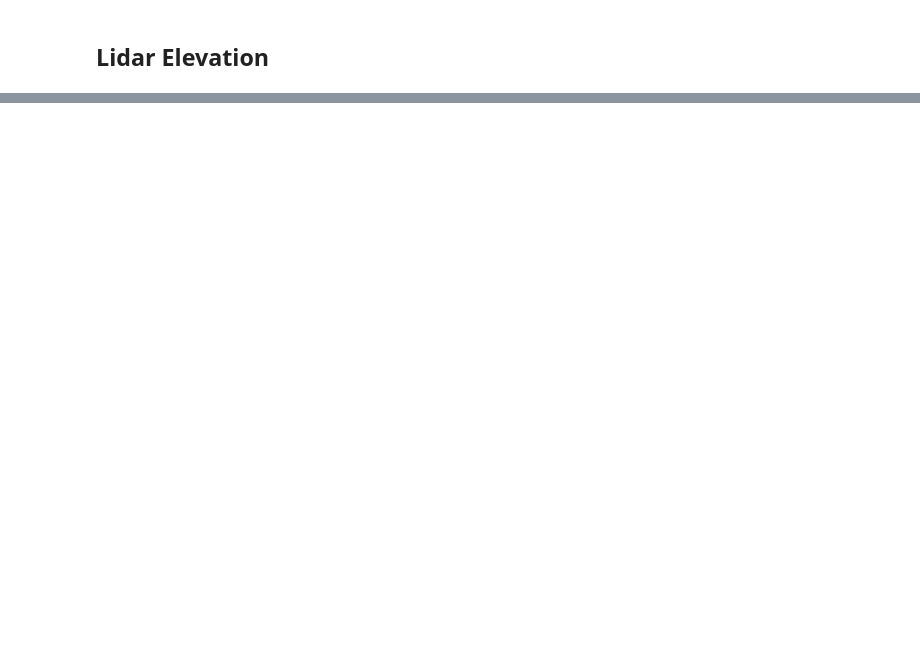
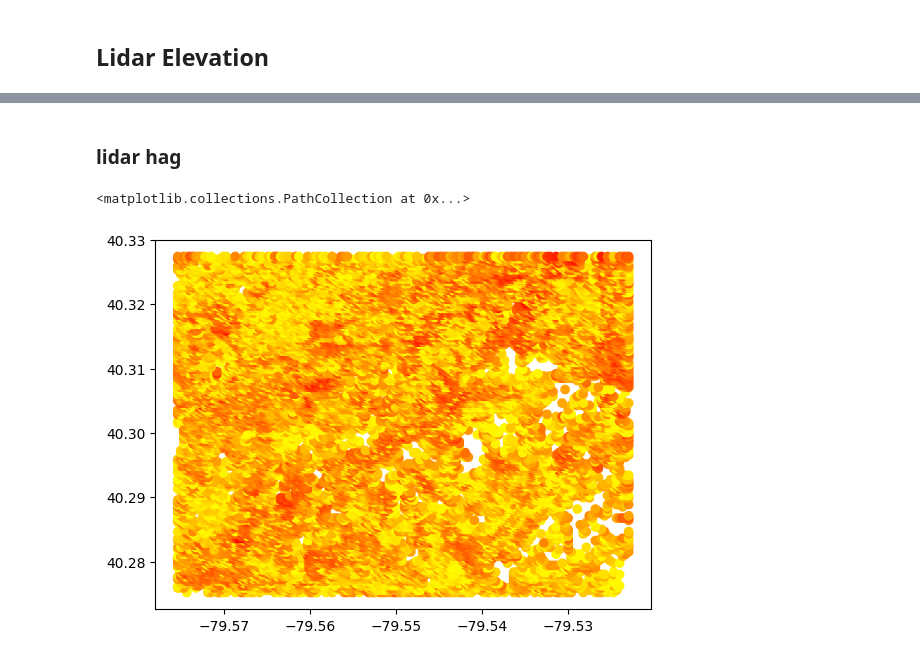
Before and after one commit to bennicholson2/Urban-Heat-Island-Prediction, a Jupyter notebook: code/greensburg_notebook.ipynb, the cells around one changed output, grey strips where cells are left out. Saved outputs shown, nothing was run; the diff lists cells and outputs as text; code cells hidden in the pictures; blank space fills up the shorter version.

```diff
--- a/code/greensburg_notebook.ipynb
+++ b/code/greensburg_notebook.ipynb
@@ -599,0 +752,13 @@ plt.colorbar()
+# %% [markdown]
+### lidar hag
+# %%
+greensburg_elevation_hag = map_satellite_data('/Users/ben_nicholson/Documents/vs_code/urban_heat_islands/satellite_images/greensburg/lidar_elevation_hag.tiff',greensburg_location_df,['elevation'])
+
+greensburg_elevation_hag = combine_two_datasets(greensburg_location_df,greensburg_elevation_hag)
+# %%
+greensburg_elevation_hag = greensburg_elevation_hag[greensburg_elevation_hag['elevation'] > 0]
+# %%
+plt.scatter(greensburg_elevation_hag['Longitude'],greensburg_elevation_hag['Latitude'],c=greensburg_elevation_hag['elevation'],cmap='autumn_r')
+# %% [output]
+<matplotlib.collections.PathCollection at 0x...>
+[figure, added]
```
Also changed, not shown: parts of 132 cells of this notebook, 10 other files.
